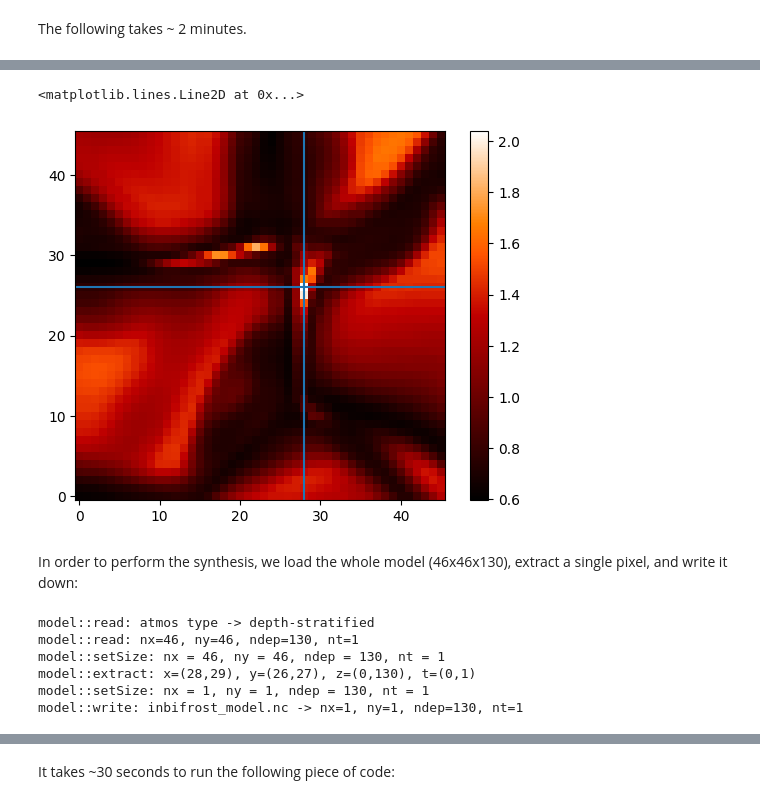
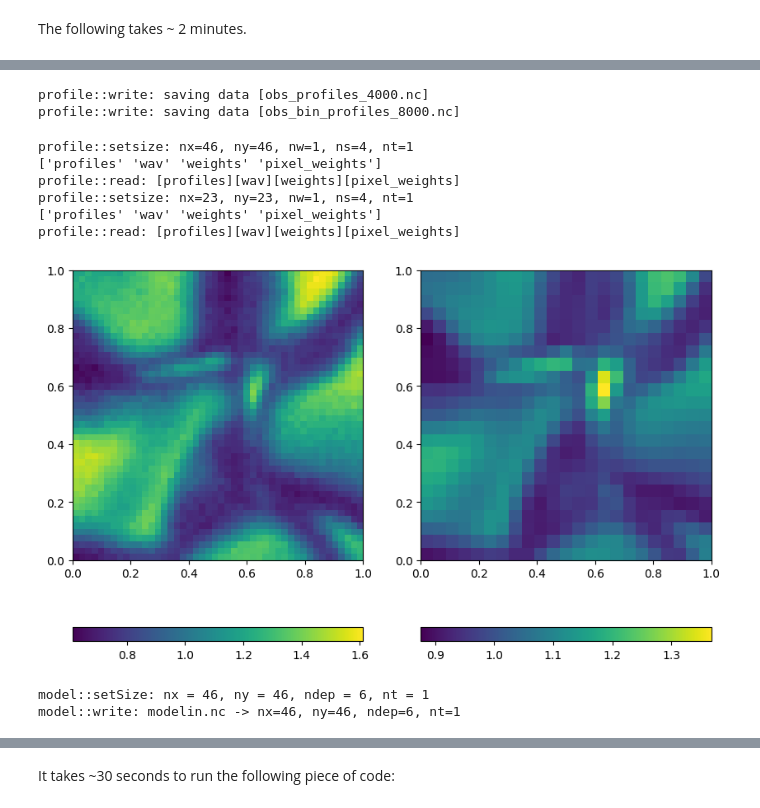
Before and after one commit to apy-github/mhd_ii, a Jupyter notebook: exercise_3/mhd_ii_3.ipynb, the cells around one changed output, grey strips where cells are left out. Cells and saved outputs as stored; diff of their text form; code cells hidden in the pictures.

```diff
--- a/exercise_3/mhd_ii_3.ipynb
+++ b/exercise_3/mhd_ii_3.ipynb
@@ -188,23 +197,38 @@ We now pick a pixel, for example, 28,26 (or the one you prefer):
 # %%
-ix=28
-iy=26
-im=pl.imshow(obs.dat[0,:,:,0,0], origin='lower', cmap='gist_heat', interpolation='none')
-cbar=pl.colorbar(im)
-pl.axvline(ix)
-pl.axhline(iy)
+# Add some noise:
+snrs = [60, 600.]
+rng = np.random.default_rng(seed=12345)
+names = ["obs_profiles_4000.nc", "obs_bin_profiles_8000.nc"]
+
+for i_p, i_name, i_snr in zip([p4, p8], names, snrs):
+    nobs = cp(i_p)
+    nobs.dat += rng.normal(size=nobs.dat.size).reshape(*nobs.dat.shape) / i_snr
+    nobs.weights[:,1:] = 1.e32
+    nobs.weights[:,0] = 1. / i_snr
+    nobs.write(i_name)
 # %% [output]
-<matplotlib.lines.Line2D at 0x...>
+profile::write: saving data [obs_profiles_4000.nc]
+profile::write: saving data [obs_bin_profiles_8000.nc]
-[figure, removed]
-# %% [markdown]
-In order to perform the synthesis, we load the whole model (46x46x130), extract a single pixel, and write it down:
+# %%
+fg, ax = pl.subplots(ncols=2, figsize=(10,7))
+ims = []
+cbars = []
+for it, iax in zip(names, ax.flat):
+    p = sp.profile(it)
+    ims.append(iax.imshow(p.dat[0,:,:,0,0], origin='lower', interpolation='nearest', extent=[0,1,0,1]))
+    cbars.append(pl.colorbar(ims[-1], ax=iax, orientation='horizontal'))
+# %% [output]
+profile::setsize: nx=46, ny=46, nw=1, ns=4, nt=1
+['profiles' 'wav' 'weights' 'pixel_weights']
+profile::read: [profiles][wav][weights][pixel_weights]
+profile::setsize: nx=23, ny=23, nw=1, ns=4, nt=1
+['profiles' 'wav' 'weights' 'pixel_weights']
+profile::read: [profiles][wav][weights][pixel_weights]
+[figure, added]
 # %%
-m = sp.model("./bifrost_model_small.nc")
-m1d = m.extract(x0=ix,x1=ix+1,y0=iy,y1=iy+1)
-m1d.write("inbifrost_model.nc")
+gm = sp.get_init_model(nx=p4.nx, ny=p4.ny, nt=p4.nt, vmax=0.3, vmin=-0.7, vstp=0.2, axis="ltau")
+gm.pgas = gm.pgas * 0. + 335200
+gm.write("modelin.nc")
 # %% [output]
-model::read: atmos type -> depth-stratified
-model::read: nx=46, ny=46, ndep=130, nt=1
-model::setSize: nx = 46, ny = 46, ndep = 130, nt = 1
-model::extract: x=(28,29), y=(26,27), z=(0,130), t=(0,1)
-model::setSize: nx = 1, ny = 1, ndep = 130, nt = 1
-model::write: inbifrost_model.nc -> nx=1, ny=1, ndep=130, nt=1
+model::setSize: nx = 46, ny = 46, ndep = 6, nt = 1
+model::write: modelin.nc -> nx=46, ny=46, ndep=6, nt=1
```
Also changed, not shown: parts of 8 cells of this notebook, 4 other files.
